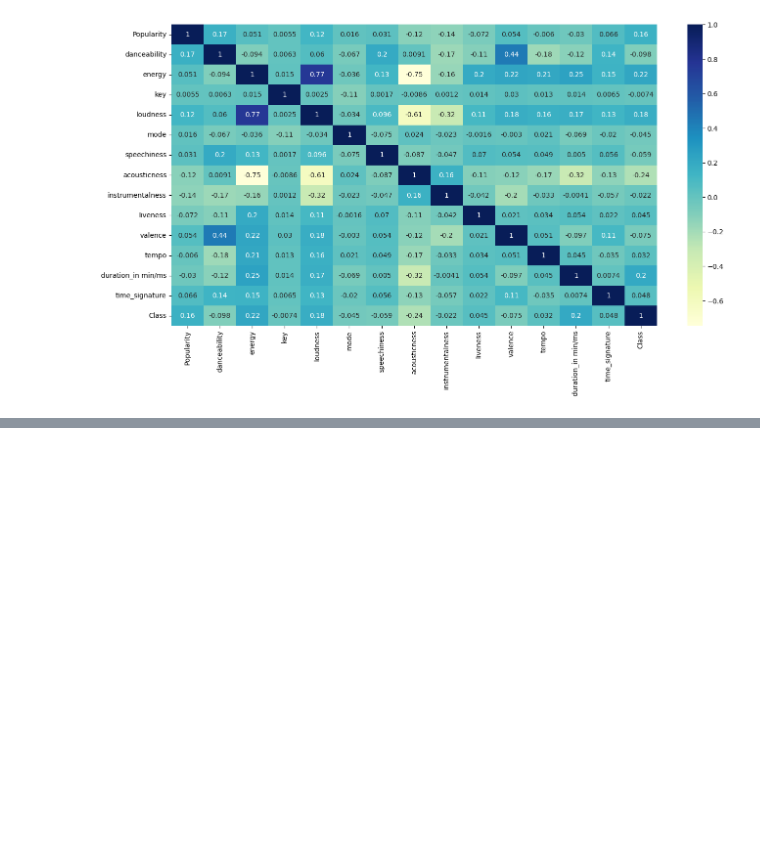
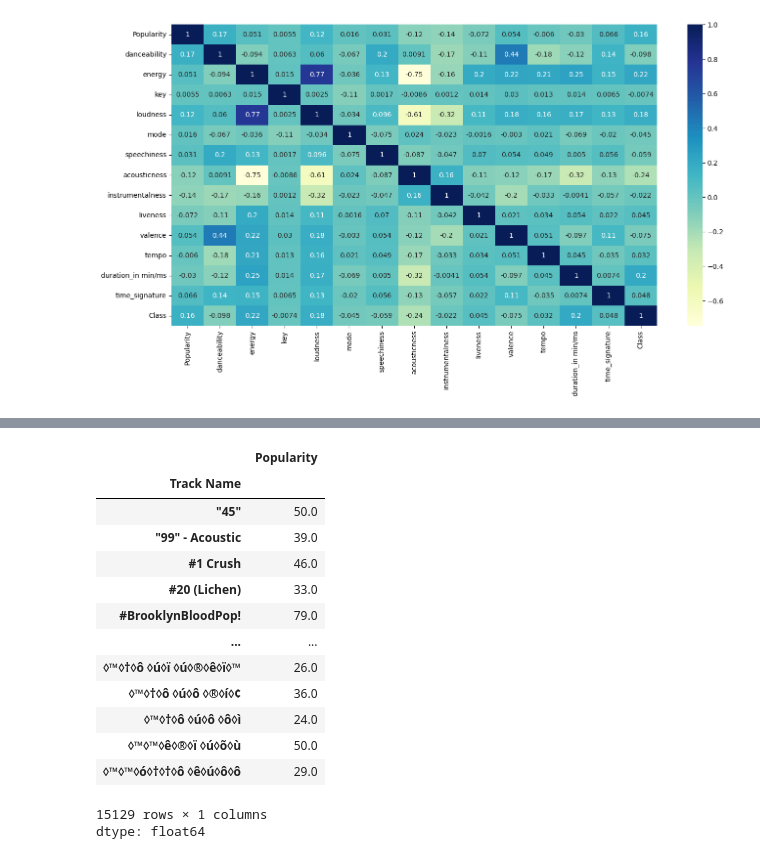
Before and after one commit to hwh1004/colab, a Jupyter notebook: SVM.ipynb, the cells around one changed output, grey strips where cells are left out. Drawn from its saved outputs; the diff is of its cells as text; code cells hidden in the pictures; blank space fills up the shorter version.

```diff
--- a/SVM.ipynb
+++ b/SVM.ipynb
@@ -98,0 +117,18 @@ plt.show()
+# %%
+data.groupby('Track Name')['Popularity'].mean()
+# %% [output]
+|  | Popularity |
+| Track Name |  |
+| "45" | 50.0 |
+| "99" - Acoustic | 39.0 |
+| #1 Crush | 46.0 |
+| #20 (Lichen) | 33.0 |
+| #BrooklynBloodPop! | 79.0 |
+| ... | ... |
+| ◊™◊†◊ô ◊ú◊ï ◊ú◊®◊ê◊ï◊™ | 26.0 |
+| ◊™◊†◊ô ◊ú◊ô ◊®◊í◊¢ | 36.0 |
+| ◊™◊†◊ô ◊ú◊ô ◊ô◊ì | 24.0 |
+| ◊™◊™◊ê◊®◊ï ◊ú◊õ◊ù | 50.0 |
+| ◊™◊™◊ó◊†◊†◊ô ◊ê◊ú◊ô◊ô | 29.0 |
+15129 rows × 1 columns
+dtype: float64
```
Also changed, not shown: parts of 3 cells of this notebook.
